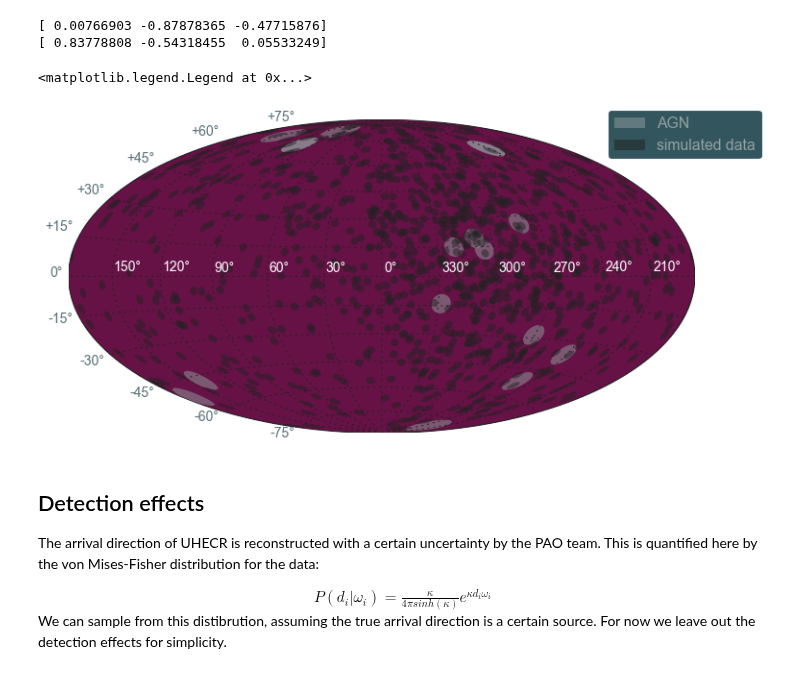
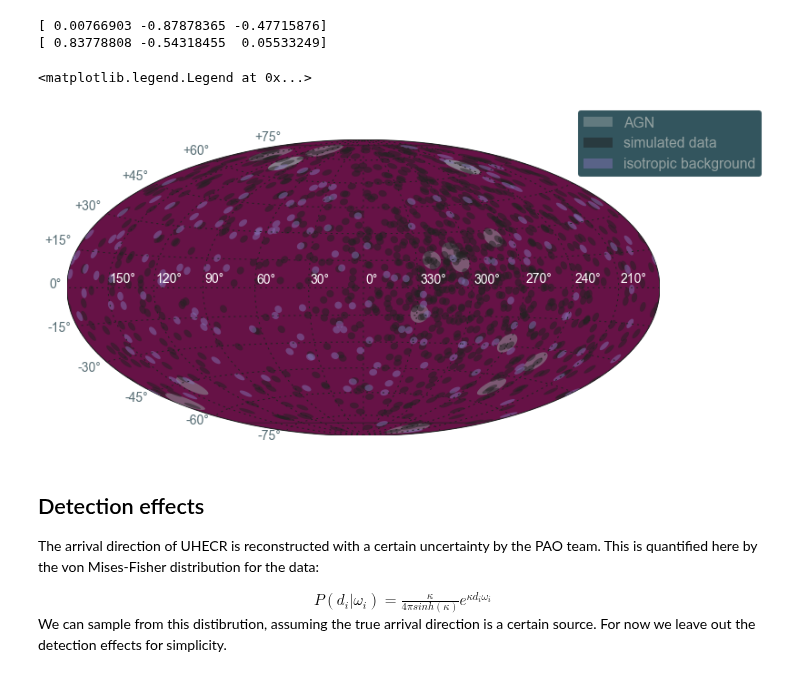
Before and after one commit to cescalara/fancy, a Jupyter notebook: soiaporn_model/simplified_model.ipynb, the cells around one changed output. Saved outputs shown, nothing was run; the diff lists cells and outputs as text; code cells hidden in the pictures.

Commit message:
Add isotropic background simulation

```diff
--- a/soiaporn_model/simplified_model.ipynb
+++ b/soiaporn_model/simplified_model.ipynb
@@ -47,7 +47,7 @@ We have:
 # %%
 # set source parameters
-F_T = 1000 # total flux
-f = 1 # associated fraction
+F_T = 500 # total flux
+f = 0.6 # associated fraction
 F_A = f * F_T # source flux
 # %%
 # use this model to generate simulated data from the given AGN sources
@@ -73,6 +73,6 @@ def get_weights(D):
 w = get_weights(D)
 F = []
 for w_k in w:
-    F.append(int(round(w_k * F_T)))
-print ('Total flux:', sum(F))
+    F.append(int(round(w_k * F_A)))
+print ('Total source flux:', sum(F))
 # %% [output]
@@ -80,3 +80,24 @@ Total flux: 1001
+# %%
+# simulate the isotropic background
+F_bg = F_T - sum(F)
+
+def sample_unit_sphere(n_samples):
+    # unit sphere
+    r = 1
+
+    u = np.random.uniform(0, 1, n_samples)
+    v = np.random.uniform(0, 1, n_samples)
+    theta = 2 * np.pi * u
+    phi = np.arccos(2 * v - 1)
+
+    # convert to cartesian and norm
+    x = r * np.cos(theta) * np.sin(phi)
+    y = r * np.sin(theta) * np.sin(phi)
+    z = r * np.cos(phi)
+    return np.transpose([x, y, z])
+
+# assume at 10 Mpc
+background = Direction(sample_unit_sphere(F_bg), norm = 1)
 # %% [markdown]
 ## Propagation
 
@@ -95,7 +116,7 @@ Where:
 Here, we set the concentration parameter to be $\kappa = 100$
 # %%
 # set the propagation parameter
-kappa = 2
+kappa = 5
 # %%
 from vMF import *
 from astropy.coordinates import SkyCoord
@@ -153,22 +174,33 @@ print (omega[0].unit_vector[0])
 [ 0.83778808 -0.54318455  0.05533249]
 # %%
 # plot the results on a skymap
+# sources
 fig, skymap = data.show()
+# simulated data
 label = True
 for o in omega:
     for lon, lat in np.nditer([o.lons, o.lats]):
         if label:
             skymap.tissot(lon, lat, 2, npts = 30, facecolor = 'k', alpha = 0.5,
                           label = 'simulated data')
             label = False
         else:
             skymap.tissot(lon, lat, 2, npts = 30, facecolor = 'k', alpha = 0.5)
+# simulated background
+label = True
+for lon, lat in np.nditer([background.lons, background.lats]):
+    if label:
+        skymap.tissot(lon, lat, 2, npts = 30, facecolor = 'm', alpha = 0.5,
+                      label = 'isotropic background')
+        label = False
+    else:
+       skymap.tissot(lon, lat, 2, npts = 30, facecolor = 'm', alpha = 0.5)
 
 plt.gca()
 plt.legend(bbox_to_anchor=(0.85, 0.85))
 # %% [output]
 <matplotlib.legend.Legend at 0x...>
-[figure, old version]
+[figure, new version]
 # %% [markdown]
 ## Detection effects
 
```
Also changed, not shown: parts of 2 cells of this notebook.
